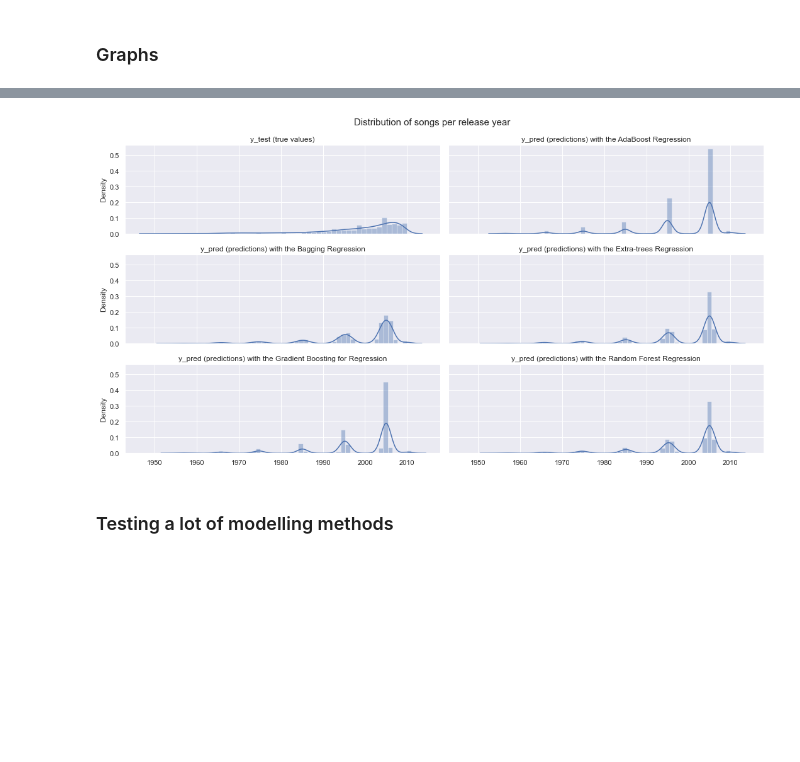
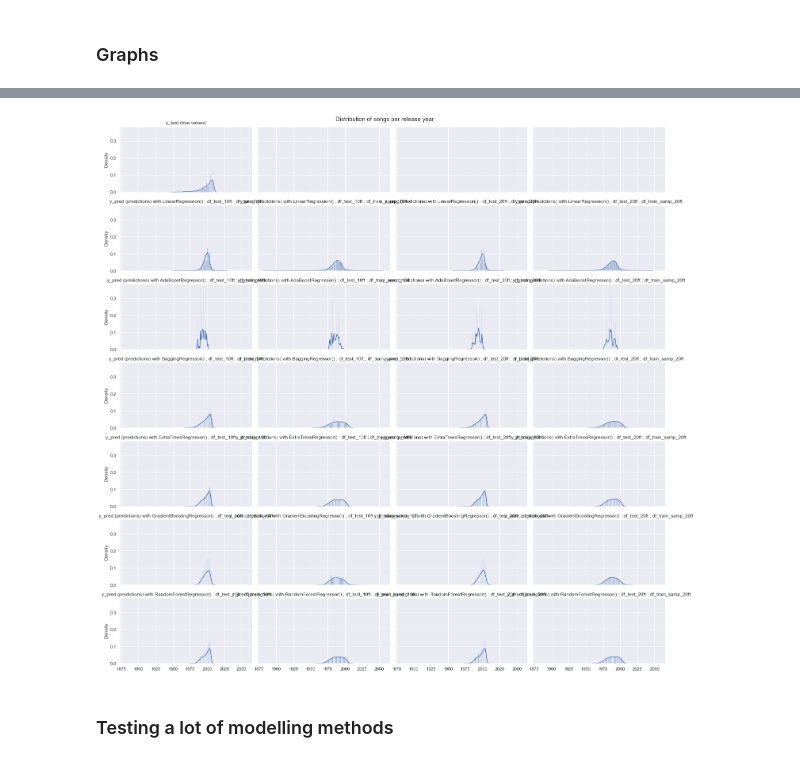
Before and after one commit to acharruey/YearPredictionMSD-Machine-Learning, a Jupyter notebook: FinalProject.ipynb, the cells around one changed output, grey strips where cells are left out. Cells and saved outputs as stored; diff of their text form; code cells hidden in the pictures; blank space fills up the shorter version.

```diff
--- a/FinalProject.ipynb
+++ b/FinalProject.ipynb
@@ -539,49 +542,26 @@ ValueError: too many values to unpack (expected 2)
 # %%
 # Histogram
 fig, ax = plt.subplots(nrows=7, ncols=4, sharex=True, sharey=True, figsize=(20,20))
 plt.suptitle('Distribution of songs per release year', fontsize=15);
 
 sns.distplot(y_test, hist=True, kde=True, ax=ax[0,0])
 ax[0,0].set_title('y_test (true values)')
 
 c = 4
 
 for name, y_pred in list_preds :
     i = c//4
     j = c%4
 
-    sns.distplot(y_pred_ada, hist=True, kde=True, ax=ax[i,j]);
+    sns.distplot(y_pred, hist=True, kde=True, ax=ax[i,j]);
     ax[i,j].set_title('y_pred (predictions) with '+name)
 
     c += 1
+
+
+plt.tight_layout()
+# %% [output]
+[figure, added]
-# %%
-
-##################SUPPPPPPPPPPRRRRRRRRRR
-fig, ax = plt.subplots(nrows=3, ncols=2, sharex=True, sharey=True, figsize=(15,8))
-fig.suptitle('Distribution of songs per release year', fontsize=15)
-
-sns.distplot(y_test, hist=True, kde=True, ax=ax[0,0])
-ax[0,0].set_title('y_test (true values)')
-
-sns.distplot(y_pred_ada, hist=True, kde=True, ax=ax[0,1]);
-ax[0,1].set_title('y_pred (predictions) with the AdaBoost Regression')
-
-sns.distplot(y_pred_bagg, hist=True, kde=True, ax=ax[1,0]);
-ax[1,0].set_title('y_pred (predictions) with the Bagging Regression')
-
-sns.distplot(y_pred_extra, hist=True, kde=True, ax=ax[1,1]);
-ax[1,1].set_title('y_pred (predictions) with the Extra-trees Regression')
-
-sns.distplot(y_pred_grad, hist=True, kde=True, ax=ax[2,0]);
-ax[2,0].set_title('y_pred (predictions) with the Gradient Boosting for Regression')
-
-sns.distplot(y_pred_forest, hist=True, kde=True, ax=ax[2,1]);
-ax[2,1].set_title('y_pred (predictions) with the Random Forest Regression')
-
-
-plt.tight_layout()
-# %% [output]
-[figure, removed]
 # %% [markdown]
 ### Testing a lot of modelling methods
 # %%
```
Also changed, not shown: parts of 15 cells of this notebook.
